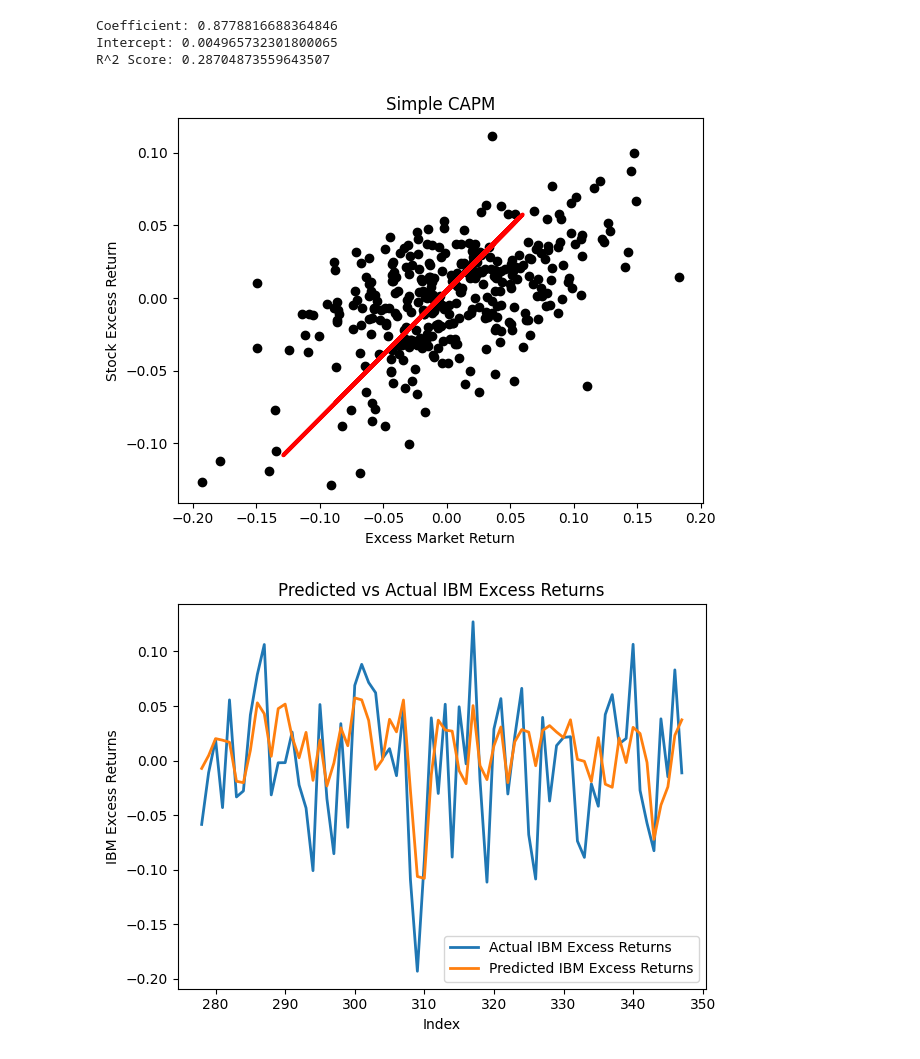
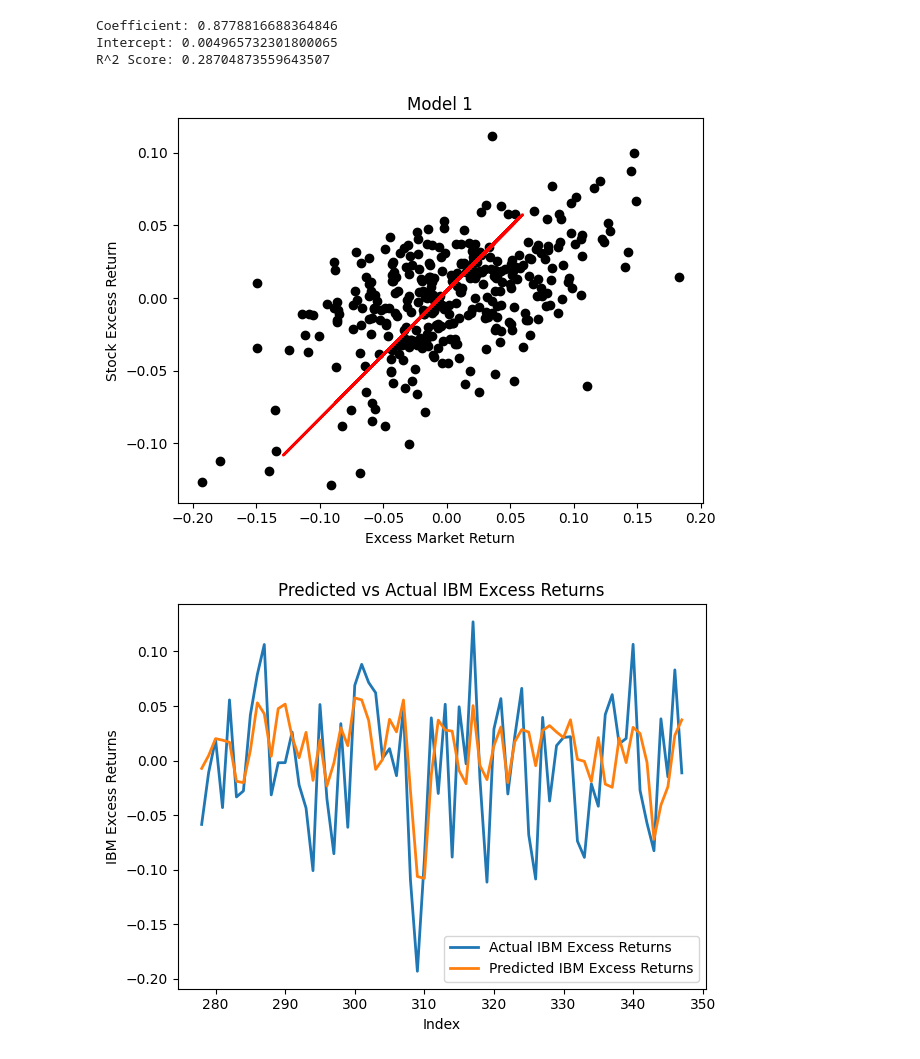
Before and after one commit to talhajamal11/regression_analysis, a Jupyter notebook: src/linear_regression .ipynb, the cells around one changed output. Drawn from its saved outputs; the diff is of its cells as text; code cells hidden in the pictures.

```diff
--- a/src/linear_regression .ipynb
+++ b/src/linear_regression .ipynb
@@ -32,21 +32,21 @@ data.head()
 | 5 | 29 | JUN 1962 | 1962 | 6 | 0.20 | 55.63 | 1.68 | 0.0020 | -0.138462 | -0.116844 | ... |
 # %%
 # Do a 80-20 split of data for training and testing the CAPM Model
-train = data[ :277]
-test = data[ 277:]
+M1_train = data[ :277]
+M1_test = data[ 277:]
 
-X_train = train[['Market Excess Return']] # Train features must be 2D
-Y_train = train['Excess Return'] # Target feature must be 1D
+M1_X_train = M1_train[['Market Excess Return']] # Train features must be 2D
+M1_Y_train = M1_train['Excess Return'] # Target feature must be 1D
 
-X_test = test[['Market Excess Return']]
-Y_test = test['Excess Return']
+M1_X_test = M1_test[['Market Excess Return']]
+M1_Y_test = M1_test['Excess Return']
 # %%
 # Run Simple CAPM Model
-simple_capm = LinearRegression()
-simple_capm.fit(X_train, Y_train)
+model_1 = LinearRegression()
+model_1.fit(M1_X_train, M1_Y_train)
 
 # Generate Predictions
-Y_pred = simple_capm.predict(X_test)
+M1_Y_pred = model_1.predict(M1_X_test)
 # %%
 # Simple CAPM Results
 # Coefficient and Intercept
@@ -63,14 +63,14 @@ R^2 Score: 0.28704873559643507
 # %%
 # Plotting the results
 plt.scatter(data['Excess Return'], data['Market Excess Return'], color='black')
-plt.plot(X_test, Y_pred, color='red', linewidth=3)
+plt.plot(M1_X_test, M1_Y_pred, color='red', linewidth=2)
 plt.xlabel('Excess Market Return')
 plt.ylabel('Stock Excess Return')
-plt.title('Simple CAPM')
+plt.title('Model 1')
 plt.tight_layout()
 plt.show()
 # %% [output]
-[figure, old version]
+[figure, new version]
 # %%
 # Plotting Prediction and Actual Values
 plt.plot(Y_test.index, Y_test, label='Actual IBM Excess Returns', linewidth=2)
```
Also changed, not shown: parts of 5 cells of this notebook.
